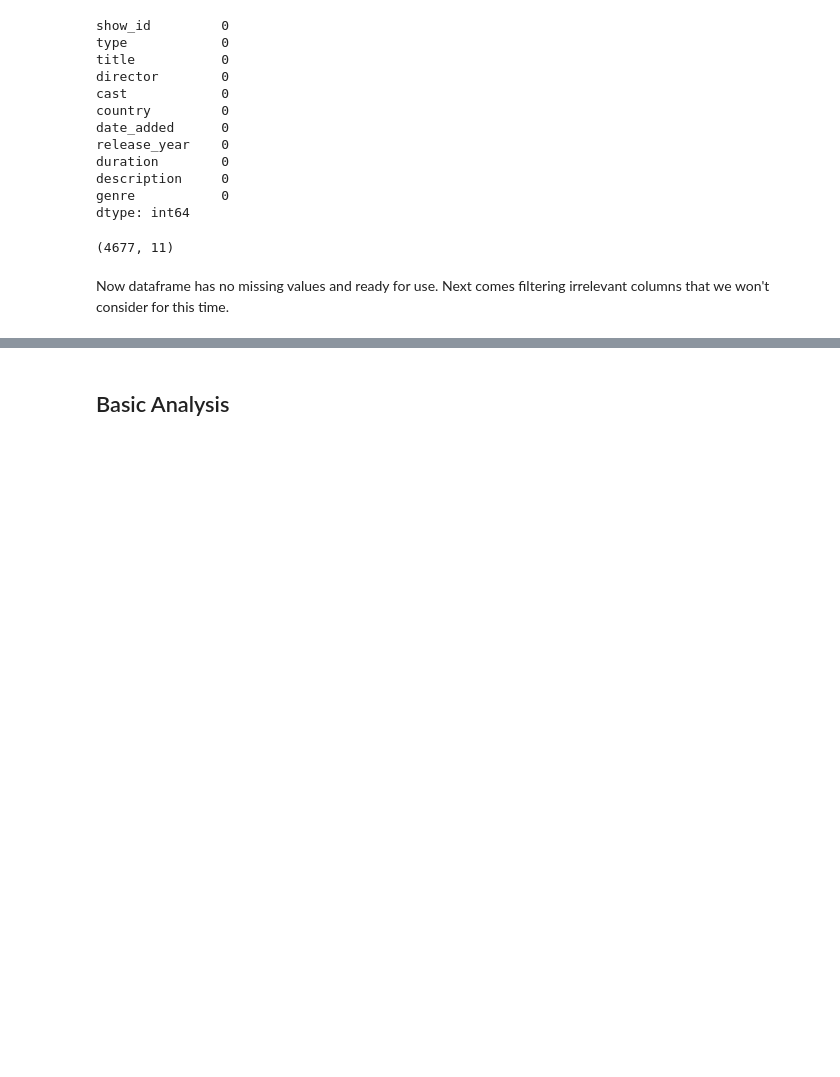
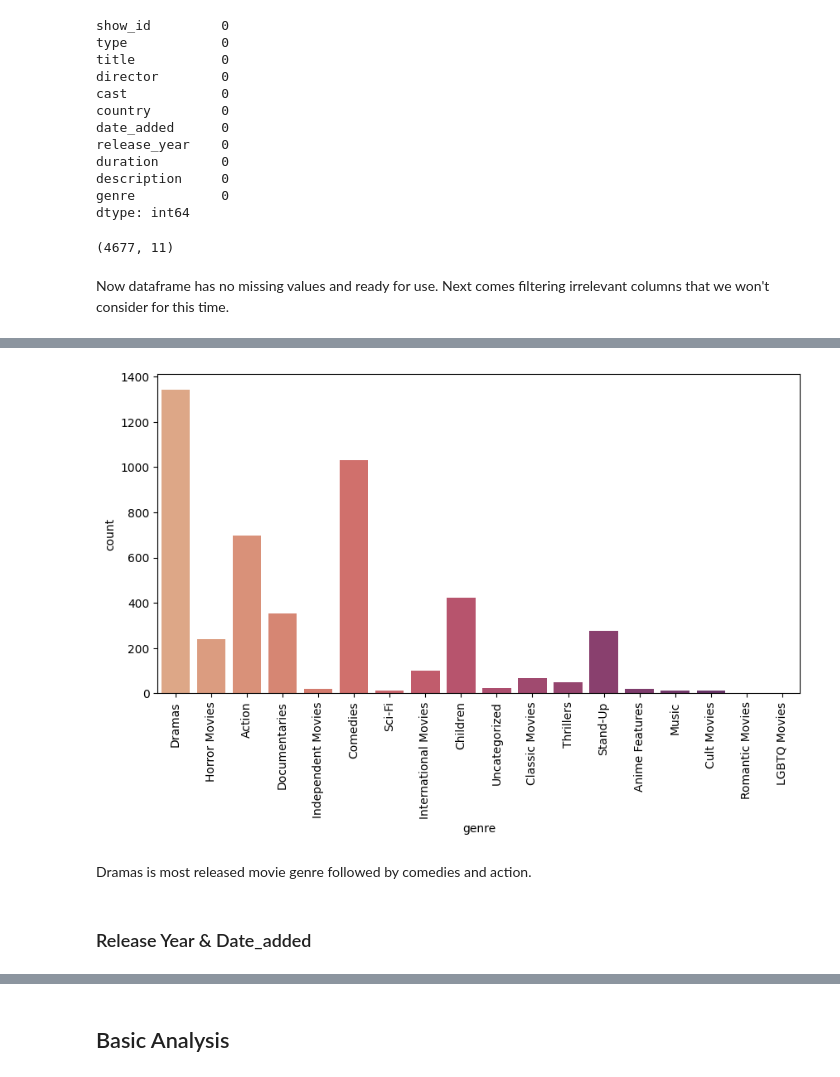
Before and after one commit to Ahnaf19/netflix_movie, a Jupyter notebook: v0.ipynb, the cells around one changed output, grey strips where cells are left out. Drawn from its saved outputs; the diff is of its cells as text; code cells hidden in the pictures; blank space fills up the shorter version.

```diff
--- a/v0.ipynb
+++ b/v0.ipynb
@@ -204,0 +295,11 @@ Now dataframe has no missing values and ready for use. Next comes filtering irre
+# %%
+fig, ax = plt.subplots()
+fig.set_size_inches((10,5))
+sns.countplot(data=mov, x='genre', palette='flare')
+plt.xticks(rotation=90);
+# %% [output]
+[figure, added]
+# %% [markdown]
+Dramas is most released movie genre followed by comedies and action.
+# %% [markdown]
+### Release Year & Date_added
```
Also changed, not shown: parts of 33 cells of this notebook.
